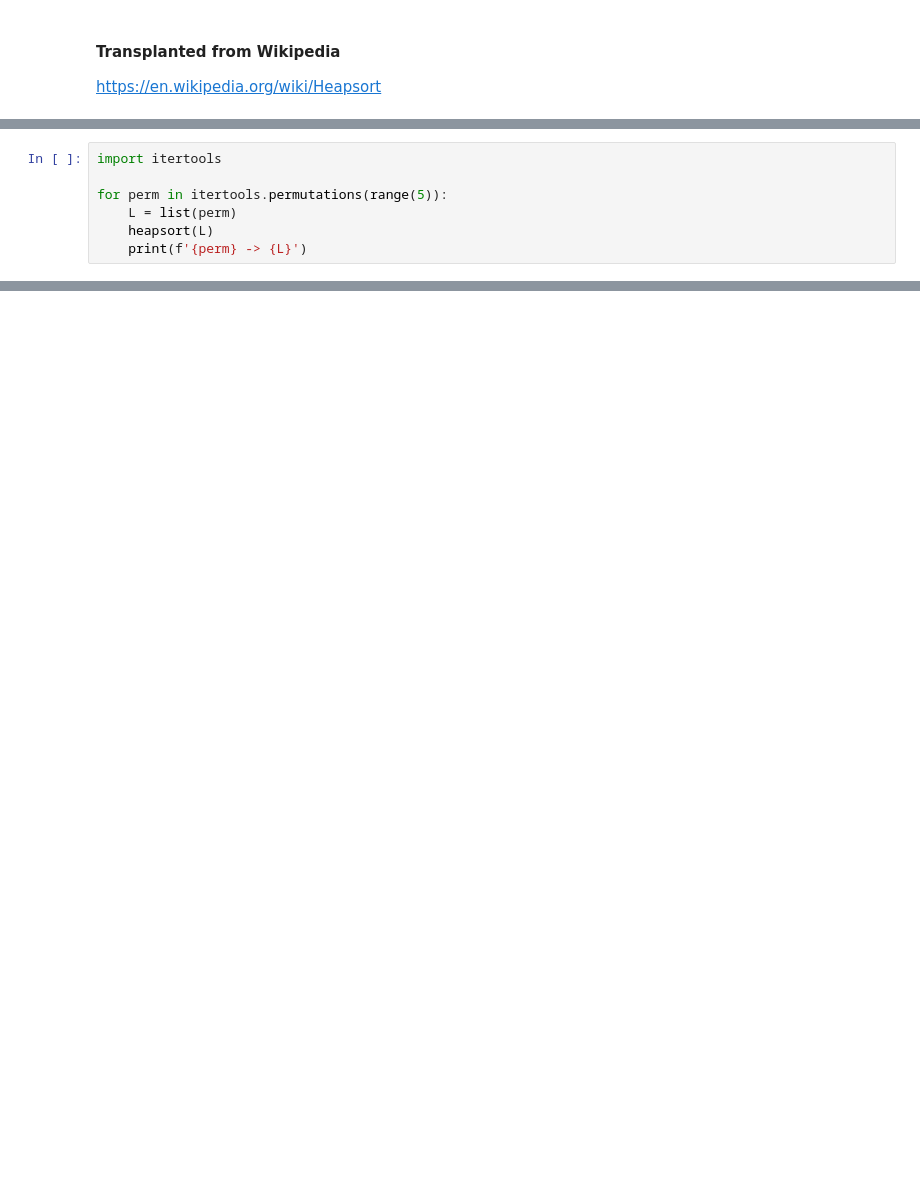
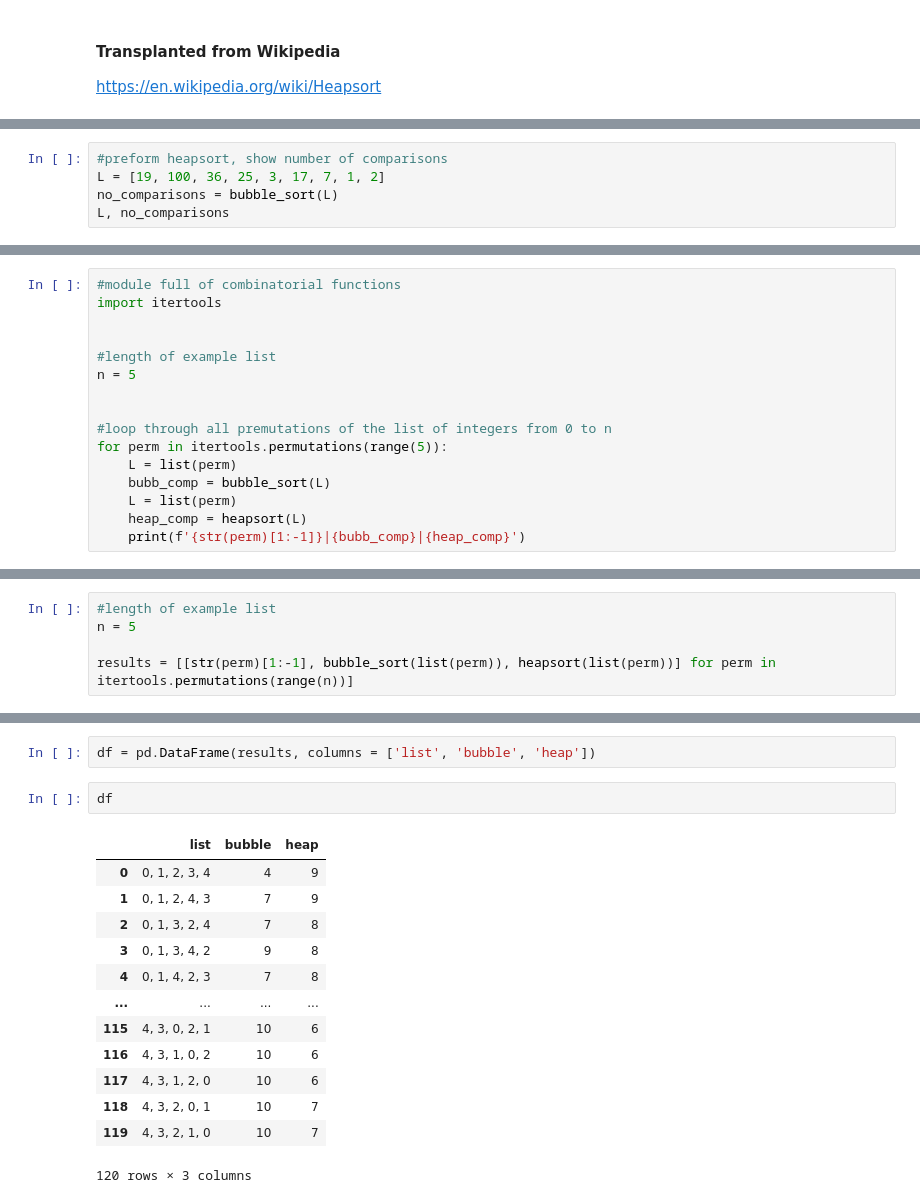
Before and after one commit to YassineJdair/GraphTheory_heapsort, a Jupyter notebook: HeapSort.ipynb, the cells around one changed output, grey strips where cells are left out. Drawn from its saved outputs; the diff is of its cells as text; blank space fills up the shorter version.

```diff
--- a/HeapSort.ipynb
+++ b/HeapSort.ipynb
@@ -313,0 +359,5 @@ L
+# %%
+#preform heapsort, show number of comparisons
+L = [19, 100, 36, 25, 3, 17, 7, 1, 2]
+no_comparisons = bubble_sort(L)
+L, no_comparisons
@@ -314,8 +366,17 @@ L
 # %%
+#module full of combinatorial functions
 import itertools
 
+
+#length of example list
+n = 5
+
+
+#loop through all premutations of the list of integers from 0 to n
 for perm in itertools.permutations(range(5)):
     L = list(perm)
-    heapsort(L)
-    print(f'{perm} -> {L}')
+    bubb_comp = bubble_sort(L)
+    L = list(perm)
+    heap_comp = heapsort(L)
+    print(f'{str(perm)[1:-1]}|{bubb_comp}|{heap_comp}')
 # %% [output]
@@ -338,0 +403,5 @@ for perm in itertools.permutations(range(5)):
+# %%
+#length of example list
+n = 5
+
+results = [[str(perm)[1:-1], bubble_sort(list(perm)), heapsort(list(perm))] for perm in itertools.permutations(range(n))]
@@ -338,0 +429,18 @@ for perm in itertools.permutations(range(5)):
+# %%
+df = pd.DataFrame(results, columns = ['list', 'bubble', 'heap'])
+# %%
+df
+# %% [output]
+|  | list | bubble | heap |
+| 0 | 0, 1, 2, 3, 4 | 4 | 9 |
+| 1 | 0, 1, 2, 4, 3 | 7 | 9 |
+| 2 | 0, 1, 3, 2, 4 | 7 | 8 |
+| 3 | 0, 1, 3, 4, 2 | 9 | 8 |
+| 4 | 0, 1, 4, 2, 3 | 7 | 8 |
+| ... | ... | ... | ... |
+| 115 | 4, 3, 0, 2, 1 | 10 | 6 |
+| 116 | 4, 3, 1, 0, 2 | 10 | 6 |
+| 117 | 4, 3, 1, 2, 0 | 10 | 6 |
+| 118 | 4, 3, 2, 0, 1 | 10 | 7 |
+| 119 | 4, 3, 2, 1, 0 | 10 | 7 |
+120 rows × 3 columns
```
Also changed, not shown: parts of 23 cells of this notebook.
